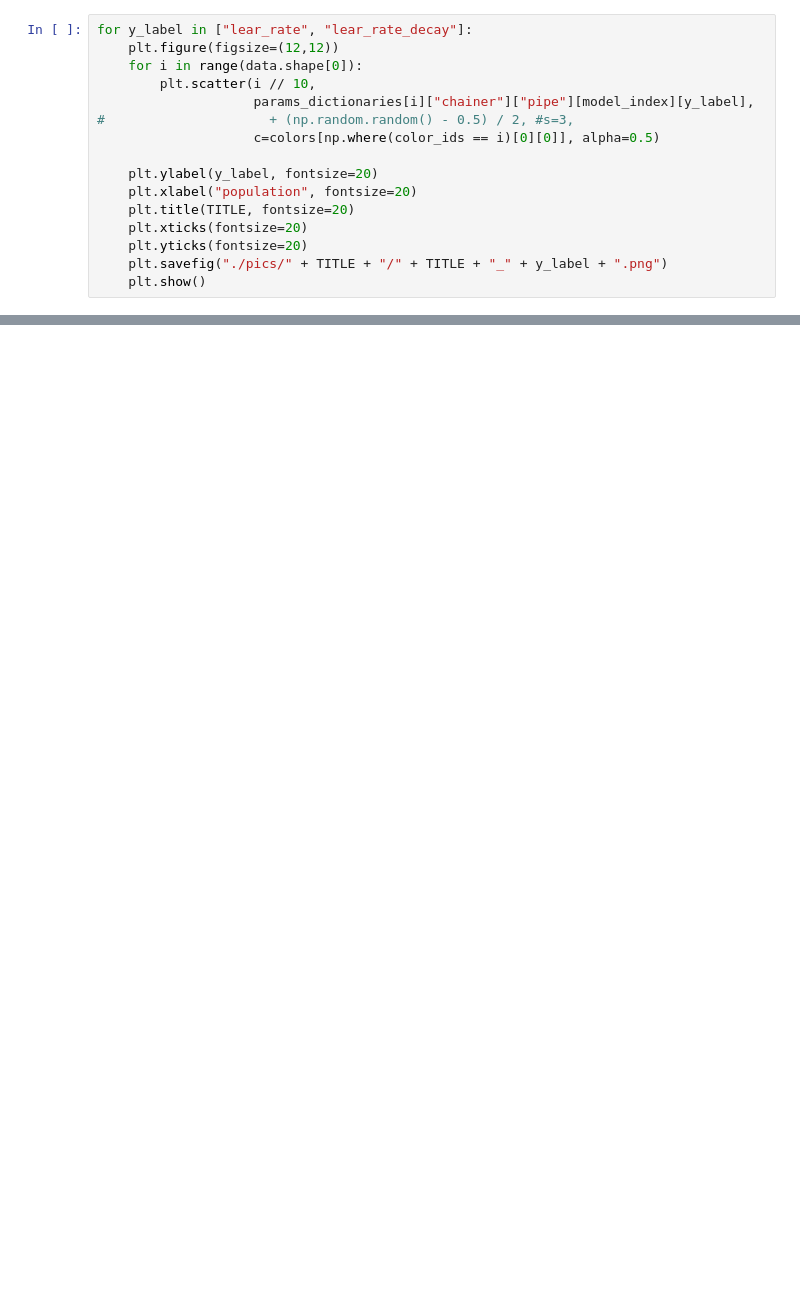
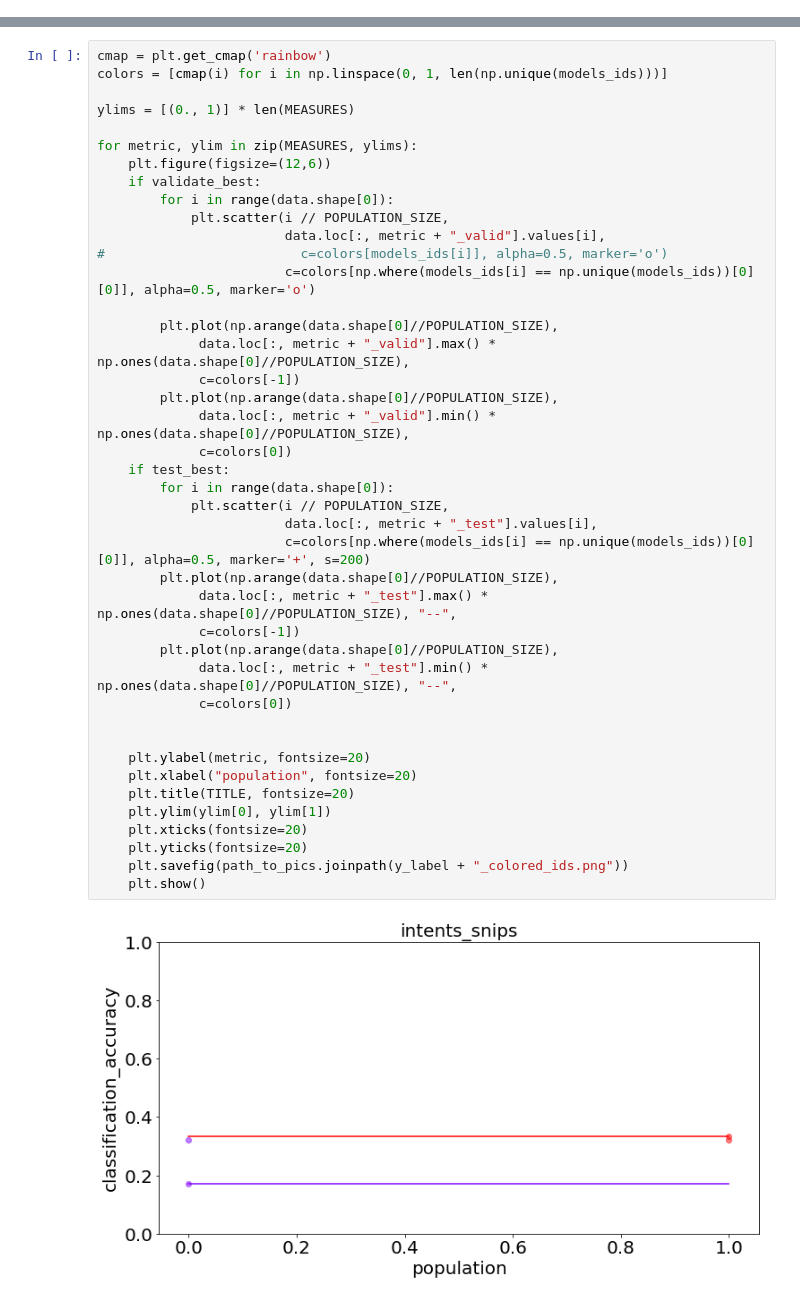
Before and after one commit to deeppavlov/DeepPavlov, a Jupyter notebook: deeppavlov/models/evolution/Results_analysis.ipynb, the cells around one changed output, grey strips where cells are left out. Saved outputs shown, nothing was run; the diff lists cells and outputs as text; blank space fills up the shorter version.

```diff
--- a/deeppavlov/models/evolution/Results_analysis.ipynb
+++ b/deeppavlov/models/evolution/Results_analysis.ipynb
@@ -261,16 +177,0 @@ for y_label in ["batch_size", "epochs"]:
-# %%
-for y_label in ["lear_rate", "lear_rate_decay"]:
-    plt.figure(figsize=(12,12))
-    for i in range(data.shape[0]):
-        plt.scatter(i // 10,
-                    params_dictionaries[i]["chainer"]["pipe"][model_index][y_label],
-#                     + (np.random.random() - 0.5) / 2, #s=3,
-                    c=colors[np.where(color_ids == i)[0][0]], alpha=0.5)
-
-    plt.ylabel(y_label, fontsize=20)
-    plt.xlabel("population", fontsize=20)
-    plt.title(TITLE, fontsize=20)
-    plt.xticks(fontsize=20)
-    plt.yticks(fontsize=20)
-    plt.savefig("./pics/" + TITLE + "/" + TITLE + "_" + y_label + ".png")
-    plt.show()
@@ -328,0 +186,44 @@ for y_label in list(params_dictionaries[0]["chainer"]["pipe"][model_index]["node
+# %%
+cmap = plt.get_cmap('rainbow')
+colors = [cmap(i) for i in np.linspace(0, 1, len(np.unique(models_ids)))]
+
+ylims = [(0., 1)] * len(MEASURES)
+
+for metric, ylim in zip(MEASURES, ylims):
+    plt.figure(figsize=(12,6))
+    if validate_best:
+        for i in range(data.shape[0]):
+            plt.scatter(i // POPULATION_SIZE,
+                        data.loc[:, metric + "_valid"].values[i],
+#                         c=colors[models_ids[i]], alpha=0.5, marker='o')
+                        c=colors[np.where(models_ids[i] == np.unique(models_ids))[0][0]], alpha=0.5, marker='o')
+
+        plt.plot(np.arange(data.shape[0]//POPULATION_SIZE),
+             data.loc[:, metric + "_valid"].max() * np.ones(data.shape[0]//POPULATION_SIZE),
+             c=colors[-1])
+        plt.plot(np.arange(data.shape[0]//POPULATION_SIZE),
+             data.loc[:, metric + "_valid"].min() * np.ones(data.shape[0]//POPULATION_SIZE),
+             c=colors[0])
+    if test_best:
+        for i in range(data.shape[0]):
+            plt.scatter(i // POPULATION_SIZE,
+                        data.loc[:, metric + "_test"].values[i],
+                        c=colors[np.where(models_ids[i] == np.unique(models_ids))[0][0]], alpha=0.5, marker='+', s=200)
+        plt.plot(np.arange(data.shape[0]//POPULATION_SIZE),
+             data.loc[:, metric + "_test"].max() * np.ones(data.shape[0]//POPULATION_SIZE), "--",
+             c=colors[-1])
+        plt.plot(np.arange(data.shape[0]//POPULATION_SIZE),
+             data.loc[:, metric + "_test"].min() * np.ones(data.shape[0]//POPULATION_SIZE), "--",
+             c=colors[0])
+
+
+    plt.ylabel(metric, fontsize=20)
+    plt.xlabel("population", fontsize=20)
+    plt.title(TITLE, fontsize=20)
+    plt.ylim(ylim[0], ylim[1])
+    plt.xticks(fontsize=20)
+    plt.yticks(fontsize=20)
+    plt.savefig(path_to_pics.joinpath(y_label + "_colored_ids.png"))
+    plt.show()
+# %% [output]
+[figure, added]
```
Also changed, not shown: parts of 26 cells of this notebook.
